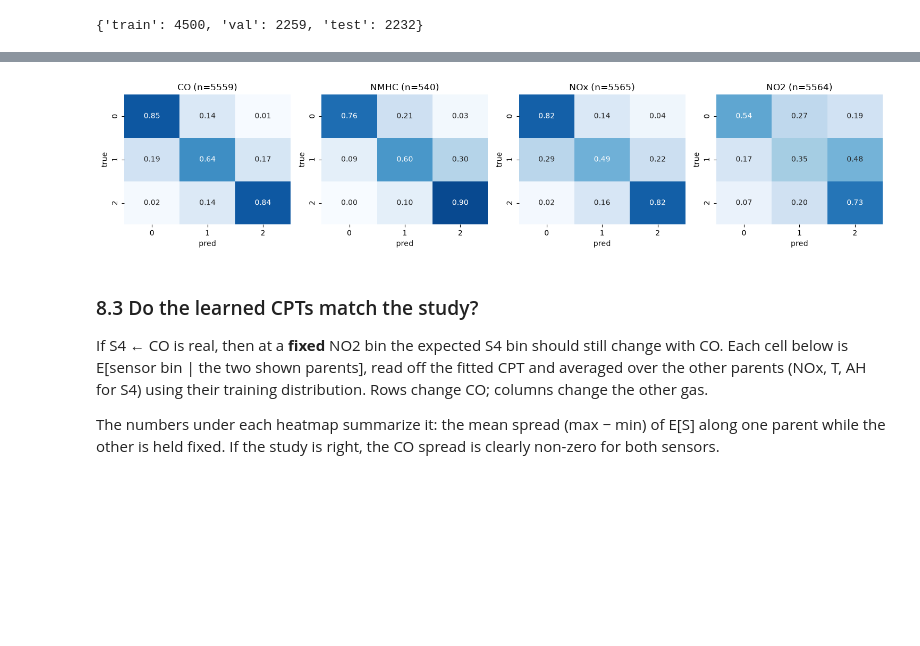
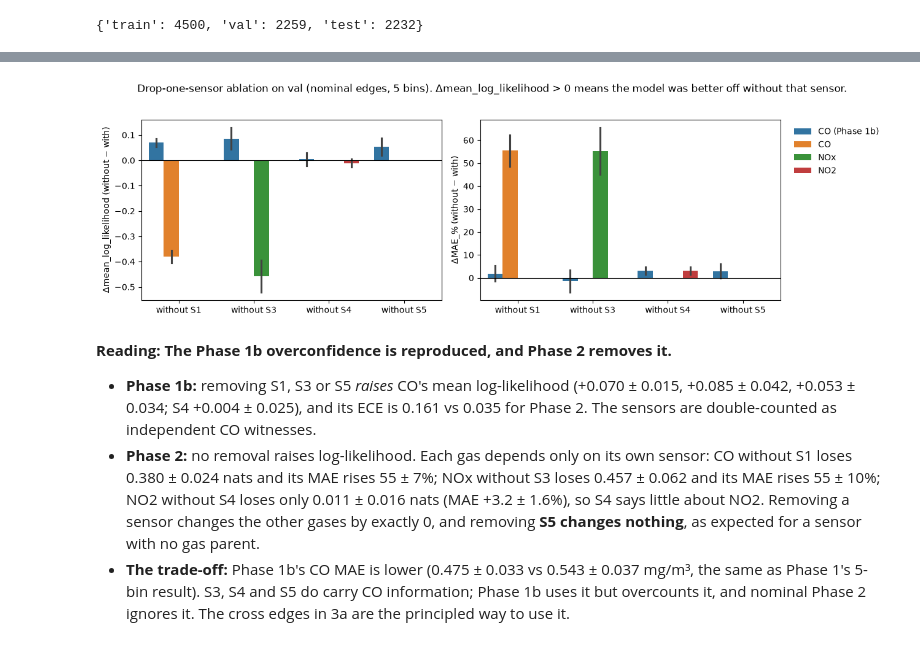
Before and after one commit to kberesfo/CSE-250A-Project, a Jupyter notebook: notebooks/phase2/eval.ipynb, the cells around one changed output, grey strips where cells are left out. Cells and saved outputs as stored; diff of their text form; code cells hidden in the pictures; blank space fills up the shorter version.

```diff
--- a/notebooks/phase2/eval.ipynb
+++ b/notebooks/phase2/eval.ipynb
@@ -168,7 +152,7 @@ print(
 {'train': 4500, 'val': 2259, 'test': 2232}
 # %%
 binned = [*gases, *sensors, *weather]
-disc = Discretizer(n_bins=n_bins).fit(train_raw, binned)
+disc = Discretizer(n_bins=BIN_COUNTS[0]).fit(train_raw, binned)
 train, val, test = (disc.transform(d) for d in (train_raw, val_raw, test_raw))
 
 cards = {**disc.cards, **TIME_CARDS}
@@ -517,10 +428,10 @@ Paired by split: (nominal+cross) − (nominal) on the same seed and bins. Positi
 # %%
-diff_cols = [*quality, "ECE", "MAE", "RMSE"]
-by_edges = grid[grid.model == "layered_bn"].set_index(keys)
-cross_vs_nominal = (
-    by_edges.loc["nominal+cross", diff_cols] - by_edges.loc["nominal", diff_cols]
-).reset_index()
-cross_table = mean_std(cross_vs_nominal, ["gas"], diff_cols)
-cross_table.to_csv(config.paths.result(PHASE, "cross_vs_nominal.csv"))
-cross_table
+selection = (
+    gains.groupby(["bins", "seed"])["rel_MAE"].mean()  # one number per run
+    .groupby("bins").agg(["mean", "std"])
+    .sort_values("mean")
+)
+chosen = int(selection["mean"].idxmin())
+print(f"chosen: bins={chosen}")
+selection.round(4)
 # %% [output]
@@ -598,33 +536,24 @@ Chosen configuration, pooled over seeds, each row normalized to sum to 1 (row =
 # %%
-fig, axes = plt.subplots(1, len(gases), figsize=(15, 3.4))
-for ax, gas in zip(axes, gases, strict=True):
-    proba, truth = pooled("layered_bn", gas)
-    seen = truth.notna()
-    confusion = pd.DataFrame(score(truth[seen], proba[seen])["confusion"]).rename_axis(
-        index="true", columns="pred"
-    )
-    confusion = confusion.reindex(
-        index=range(n_bins), columns=range(n_bins), fill_value=0
-    )
-    sns.heatmap(
-        confusion.div(confusion.sum(axis=1), axis=0),
-        annot=True,
-        fmt=".2f",
-        cmap="Blues",
-        vmin=0,
-        vmax=1,
-        cbar=False,
-        ax=ax,
-    )
-    ax.set_title(f"{short(gas)} (n={int(seen.sum())})")
+plot = abl_delta.assign(who=np.where(abl_delta.model == "Phase 1b", "CO (Phase 1b)", abl_delta.gas))
+hue_order = ["CO (Phase 1b)", *map(short, gases)]
+
+fig, axes = plt.subplots(1, 2, figsize=(13, 3.8))
+for ax, m in zip(axes, ["Δmean_log_likelihood", "ΔMAE_%"], strict=True):
+    sns.barplot(data=plot, x="evidence", y=m, hue="who", hue_order=hue_order, errorbar="sd", ax=ax,
+                legend=ax is axes[-1])
+    ax.axhline(0, c="black", lw=0.8)
+    ax.set_xlabel("")
+    ax.set_ylabel(f"{m} (without − with)")
+axes[-1].legend(bbox_to_anchor=(1.02, 1), loc="upper left", frameon=False)
+fig.suptitle(f"Drop-one-sensor ablation on val (nominal edges, {chosen} bins). "
+             "Δmean_log_likelihood > 0 means the model was better off without that sensor.", y=1.03)
 plt.tight_layout()
-plt.savefig(config.paths.figure(PHASE, "confusion.png"), bbox_inches="tight")
+plt.savefig(config.paths.figure(FIG, "ablation.png"), bbox_inches="tight")
 plt.show()
 # %% [output]
-[figure, old version]
+[figure, new version]
 # %% [markdown]
-### 8.3 Do the learned CPTs match the study?
-
-If S4 ← CO is real, then at a **fixed** NO2 bin the expected S4 bin should still change with CO. Each cell below is E[sensor bin | the two shown parents], read off the fitted CPT and averaged over the other parents (NOx, T, AH for S4) using their training distribution. Rows change CO; columns change the other gas.
-
-The numbers under each heatmap summarize it: the mean spread (max − min) of E[S] along one parent while the other is held fixed. If the study is right, the CO spread is clearly non-zero for both sensors.
+**Reading:** **The Phase 1b overconfidence is reproduced, and Phase 2 removes it.**
+- **Phase 1b:** removing S1, S3 or S5 *raises* CO's mean log-likelihood (+0.070 ± 0.015, +0.085 ± 0.042, +0.053 ± 0.034; S4 +0.004 ± 0.025), and its ECE is 0.161 vs 0.035 for Phase 2. The sensors are double-counted as independent CO witnesses.
+- **Phase 2:** no removal raises log-likelihood. Each gas depends only on its own sensor: CO without S1 loses 0.380 ± 0.024 nats and its MAE rises 55 ± 7%; NOx without S3 loses 0.457 ± 0.062 and its MAE rises 55 ± 10%; NO2 without S4 loses only 0.011 ± 0.016 nats (MAE +3.2 ± 1.6%), so S4 says little about NO2. Removing a sensor changes the other gases by exactly 0, and removing **S5 changes nothing**, as expected for a sensor with no gas parent.
+- **The trade-off:** Phase 1b's CO MAE is lower (0.475 ± 0.033 vs 0.543 ± 0.037 mg/m³, the same as Phase 1's 5-bin result). S3, S4 and S5 do carry CO information; Phase 1b uses it but overcounts it, and nominal Phase 2 ignores it. The cross edges in 3a are the principled way to use it.
```
Also changed, not shown: parts of 67 cells of this notebook, 14 other files.
